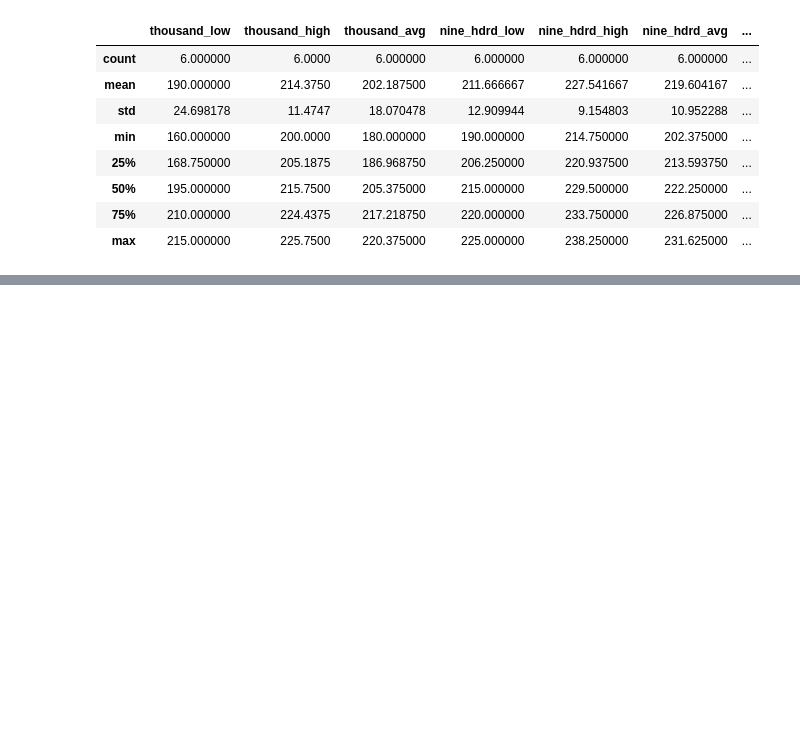
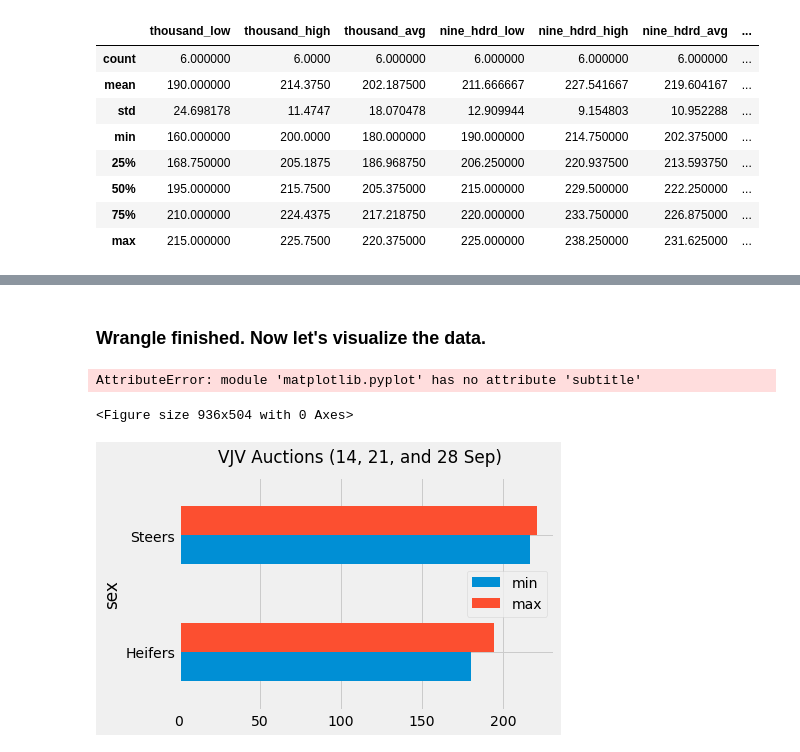
Before and after one commit to tarrencen/rice_farms, a Jupyter notebook: auction_prices.ipynb, the cells around one changed output, grey strips where cells are left out. Saved outputs shown, nothing was run; the diff lists cells and outputs as text; code cells hidden in the pictures; blank space fills up the shorter version.

Commit message:
Wrangle function debugged, starting viz

```diff
--- a/auction_prices.ipynb
+++ b/auction_prices.ipynb
@@ -166,0 +162,14 @@ pandas.core.frame.DataFrame
+# %%
+ponoka_table = get_vjv_data(vjv_ponoka_url)
+ponoka_table = ponoka_table.loc[:, 16:24]
+len(list(ponoka_table[:1].values))
+ponoka_table.index = ponoka_table.index.to_flat_index()
+#print(ponoka_table[:1].values)
+#print(type(ponoka_table[:1].values))
+ponoka_cols = str(ponoka_table[:1])
+ponoka_cols
+regexp = r'\d{3,4}\s\w{3}\s\w{6}\s\W\s\w{7}'
+ponoka_cols = re.findall(regexp, ponoka_cols)
+ponoka_cols.insert(0, 'sex')
+ponoka_table.columns = ponoka_cols
+ponoka_table[1:]
@@ -170,9 +187,14 @@ def clean_vjv_table(df):
     Takes in a df of Vold Jones Vold market report data,
     returns desired slice of df with columns prepared for analysis.
     '''
-
+    # Select columns of interest
+    df = df.loc[:, 16:24]
     # Set column names to first row
-    df.columns = df[:1]
+    df_cols = str(df[:1])
+    regexp = r'\d{3,4}\s\w{3}\s\w{6}\s\W\s\w{7}'
+    df_cols = re.findall(regexp, df_cols)
+    df_cols.insert(0, 'sex')
+    df.columns = df_cols
 
 
     # Rename columns to Python conventional name schema
@@ -283,0 +348,13 @@ ValueError: could not convert string to float: '—'
+# %% [markdown]
+### Wrangle finished. Now let's visualize the data.
+# %%
+plt.style.use('fivethirtyeight')
+
+plt.figure(figsize=(13,7))
+ponoka_df.groupby('sex').thousand_avg.agg(['min', 'max']).plot.barh()
+plt.suptitle('VJV Auctions (14, 21, and 28 Sep)')
+plt.title('1000-lb Steers & Heifers, Minimum and Maximum Averages')
+# %% [output]
+AttributeError: module 'matplotlib.pyplot' has no attribute 'subtitle'
+<Figure size 936x504 with 0 Axes>
+[figure, added]
```
Also changed, not shown: parts of 5 cells of this notebook.
